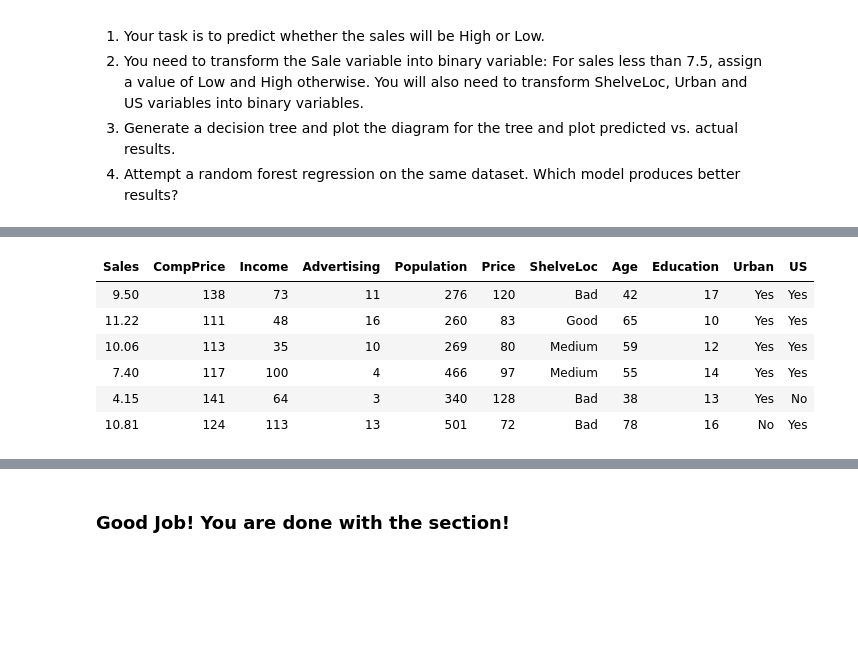
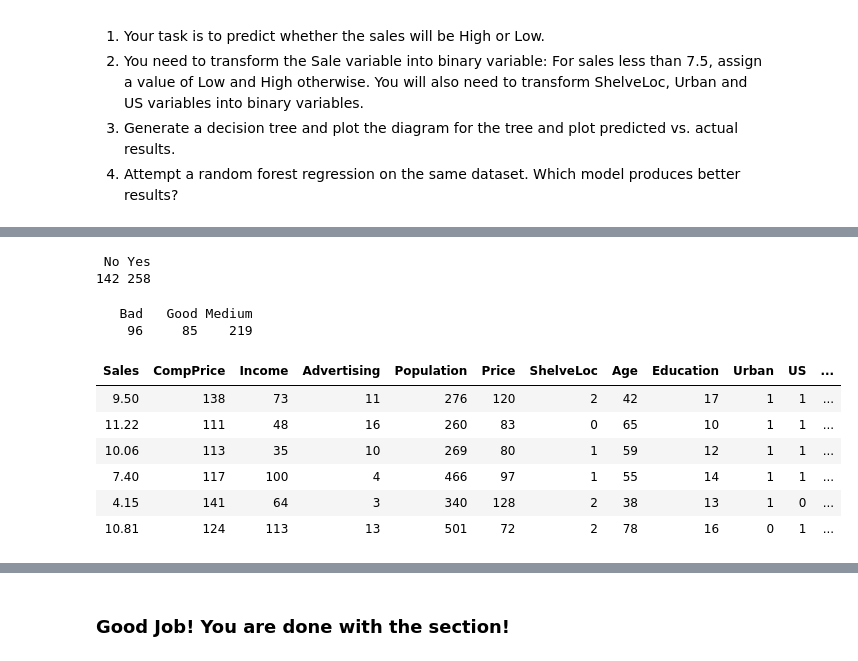
Before and after one commit to asad2011ai/Machine_Learning-Supervised_Learning, a Jupyter notebook: Supervised Learning.ipynb, the cells around one changed output, grey strips where cells are left out. Cells and saved outputs as stored; diff of their text form; code cells hidden in the pictures; blank space fills up the shorter version.

```diff
--- a/Supervised Learning.ipynb
+++ b/Supervised Learning.ipynb
@@ -850,0 +927,2 @@ text(a, bp, names, pos=4, cex=0.6)
+# %%
+df$target <- ifelse(df$Sales >= 7.5, 1, 0)
@@ -851,10 +939,39 @@ text(a, bp, names, pos=4, cex=0.6)
+# %%
+table(df$US)
+# %% [output]
+ No Yes
+142 258
+# %%
+table(df$ShelveLoc)
+# %% [output]
+   Bad   Good Medium
+    96     85    219
+# %%
+df$target <- ifelse(df$Sales >= 7.5, 1, 0)
+df$target <- as.integer(df$target)
+df$Urban <- ifelse(df$Urban == 'Yes', 1, 0)
+df$Urban <- as.integer(df$Urban)
+df$US <- ifelse(df$US =='Yes', 1, 0)
+df$US <- as.integer(df$US)
+# %%
+df$ShelveLoc <- factor(df$ShelveLoc, levels=c('Good', 'Medium','Bad'), labels=c(2, 1, 0))
+df$ShelveLoc <- as.numeric(df$ShelveLoc)
+df$ShelveLoc[df$ShelveLoc == 1] <- 0
+df$ShelveLoc[df$ShelveLoc == 2] <- 1
+df$ShelveLoc[df$ShelveLoc == 3] <- 2
+df$ShelveLoc <- as.integer(df$ShelveLoc)
+# %%
+df$ShelveLoc <- as.factor(df$ShelveLoc)
+df$target <- as.factor(df$target)
+df$Urban <- as.factor(df$Urban)
+df$US <- as.factor(df$US)
 # %%
-head(Carseats)
+head(df)
 # %% [output]
-| Sales | CompPrice | Income | Advertising | Population | Price | ShelveLoc | Age | Education | Urban | US |
-| 9.50 | 138 | 73 | 11 | 276 | 120 | Bad | 42 | 17 | Yes | Yes |
-| 11.22 | 111 | 48 | 16 | 260 | 83 | Good | 65 | 10 | Yes | Yes |
-| 10.06 | 113 | 35 | 10 | 269 | 80 | Medium | 59 | 12 | Yes | Yes |
-| 7.40 | 117 | 100 | 4 | 466 | 97 | Medium | 55 | 14 | Yes | Yes |
-| 4.15 | 141 | 64 | 3 | 340 | 128 | Bad | 38 | 13 | Yes | No |
-| 10.81 | 124 | 113 | 13 | 501 | 72 | Bad | 78 | 16 | No | Yes |
+| Sales | CompPrice | Income | Advertising | Population | Price | ShelveLoc | Age | Education | Urban | US | ... |
+| 9.50 | 138 | 73 | 11 | 276 | 120 | 2 | 42 | 17 | 1 | 1 | ... |
+| 11.22 | 111 | 48 | 16 | 260 | 83 | 0 | 65 | 10 | 1 | 1 | ... |
+| 10.06 | 113 | 35 | 10 | 269 | 80 | 1 | 59 | 12 | 1 | 1 | ... |
+| 7.40 | 117 | 100 | 4 | 466 | 97 | 1 | 55 | 14 | 1 | 1 | ... |
+| 4.15 | 141 | 64 | 3 | 340 | 128 | 2 | 38 | 13 | 1 | 0 | ... |
+| 10.81 | 124 | 113 | 13 | 501 | 72 | 2 | 78 | 16 | 0 | 1 | ... |
```
Also changed, not shown: parts of 40 cells of this notebook, 1 other file.
